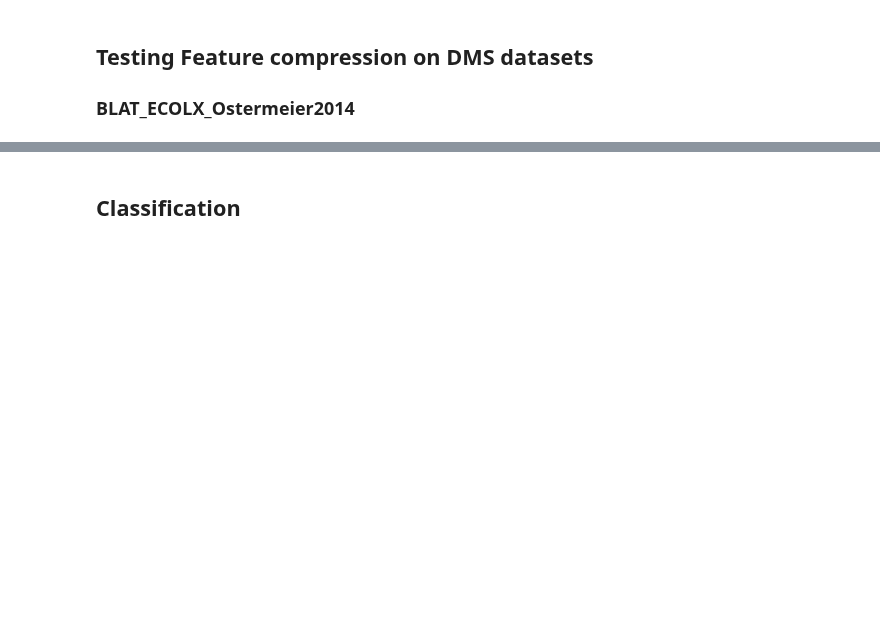
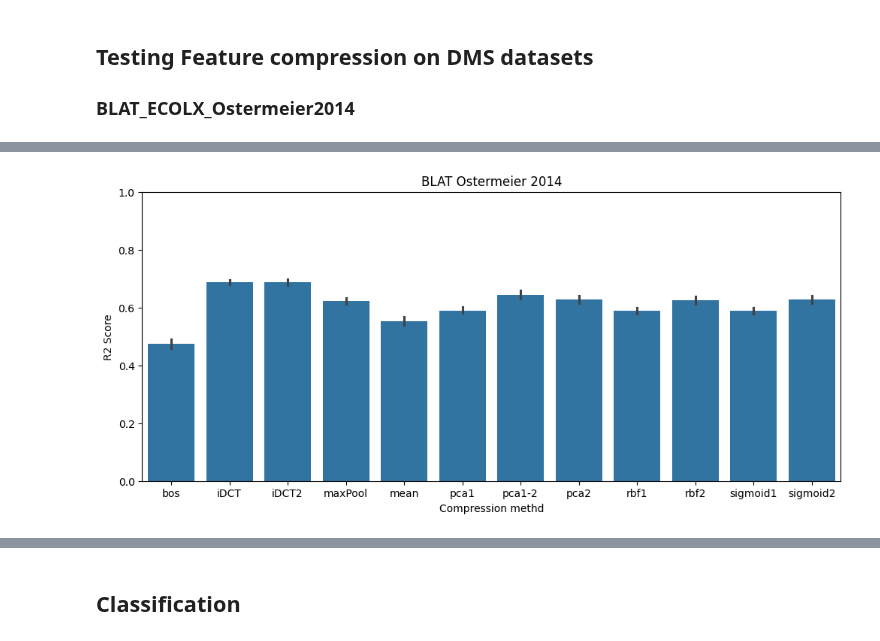
Before and after one commit to ziul-bio/SWAT, a Jupyter notebook: feature_compression.ipynb, the cells around one changed output, grey strips where cells are left out. Drawn from its saved outputs; the diff is of its cells as text; code cells hidden in the pictures; blank space fills up the shorter version.

```diff
--- a/feature_compression.ipynb
+++ b/feature_compression.ipynb
@@ -376,0 +364,6 @@ Results for method: pca1
+# %%
+target_name = 'target'
+path_compressed_embed = 'embeddings/BRCA1_HUMAN_RING_esm2_150M_compressed/'
+path_meta_data = 'data/metadata/BRCA1_HUMAN_RING_metadata.csv'
+results = run_regression_on_compressed_files(path_compressed_embed, path_meta_data)
+results
@@ -376,0 +396,12 @@ Results for method: pca1
+# %%
+results.sort_values('Compression_methd', inplace=True)
+
+plt.figure(figsize=(12, 5))
+sns.barplot(data=results, x='Compression_methd', y='rho_score_test')
+plt.title('BLAT Ostermeier 2014')
+plt.ylim(0, 1)
+plt.ylabel('R2 Score')
+plt.xlabel('Compression methd')
+plt.show()
+# %% [output]
+[figure, added]
```
Also changed, not shown: parts of 6 cells of this notebook, 5 other files.
